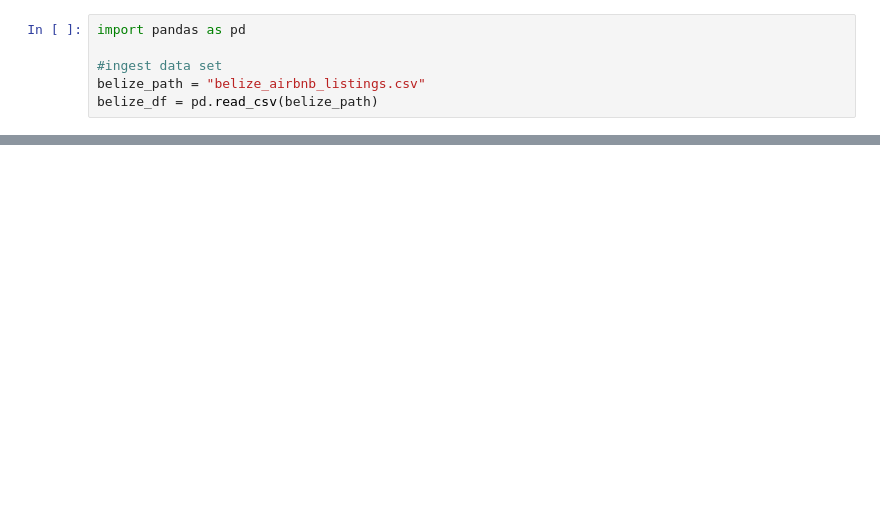
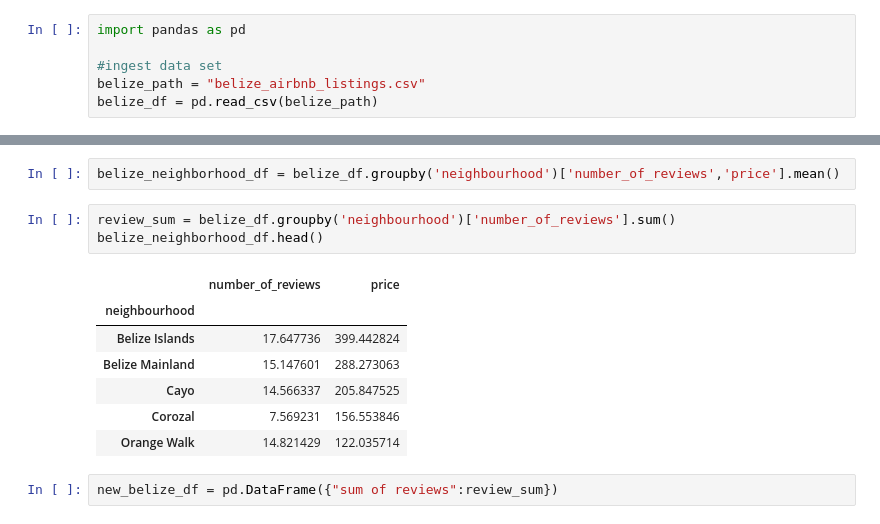
Before and after one commit to LaunchCoderGirlSTL/Data-Science-Assignments, a Jupyter notebook: course_material/week_04/week_05_starting_exercise.ipynb, the cells around one changed output, grey strips where cells are left out. Drawn from its saved outputs; the diff is of its cells as text; blank space fills up the shorter version.

```diff
--- a/course_material/week_04/week_05_starting_exercise.ipynb
+++ b/course_material/week_04/week_05_starting_exercise.ipynb
@@ -18,3 +18,18 @@ belize_df.head(10)
 | 7 | 152512 | Stunning one br apt-kitchen, air ... | 733857 | Jacki | Stann Creek | Stann Creek Mainland | 16.52644 | -88.37000 | ... |
 | 8 | 152922 | rent a private room in a house | 735525 | Jennifer | Cayo | Cayo | 17.25395 | -88.76870 | ... |
 | 9 | 171294 | King Deluxe | 817242 | Michael | Cayo | Cayo | 17.16261 | -89.06995 | ... |
+# %%
+belize_neighborhood_df = belize_df.groupby('neighbourhood')['number_of_reviews','price'].mean()
+# %%
+review_sum = belize_df.groupby('neighbourhood')['number_of_reviews'].sum()
+belize_neighborhood_df.head()
+# %% [output]
+|  | number_of_reviews | price |
+| neighbourhood |  |  |
+| Belize Islands | 17.647736 | 399.442824 |
+| Belize Mainland | 15.147601 | 288.273063 |
+| Cayo | 14.566337 | 205.847525 |
+| Corozal | 7.569231 | 156.553846 |
+| Orange Walk | 14.821429 | 122.035714 |
+# %%
+new_belize_df = pd.DataFrame({"sum of reviews":review_sum})
```
Also changed, not shown: parts of 1 cell of this notebook, 3 other files.
